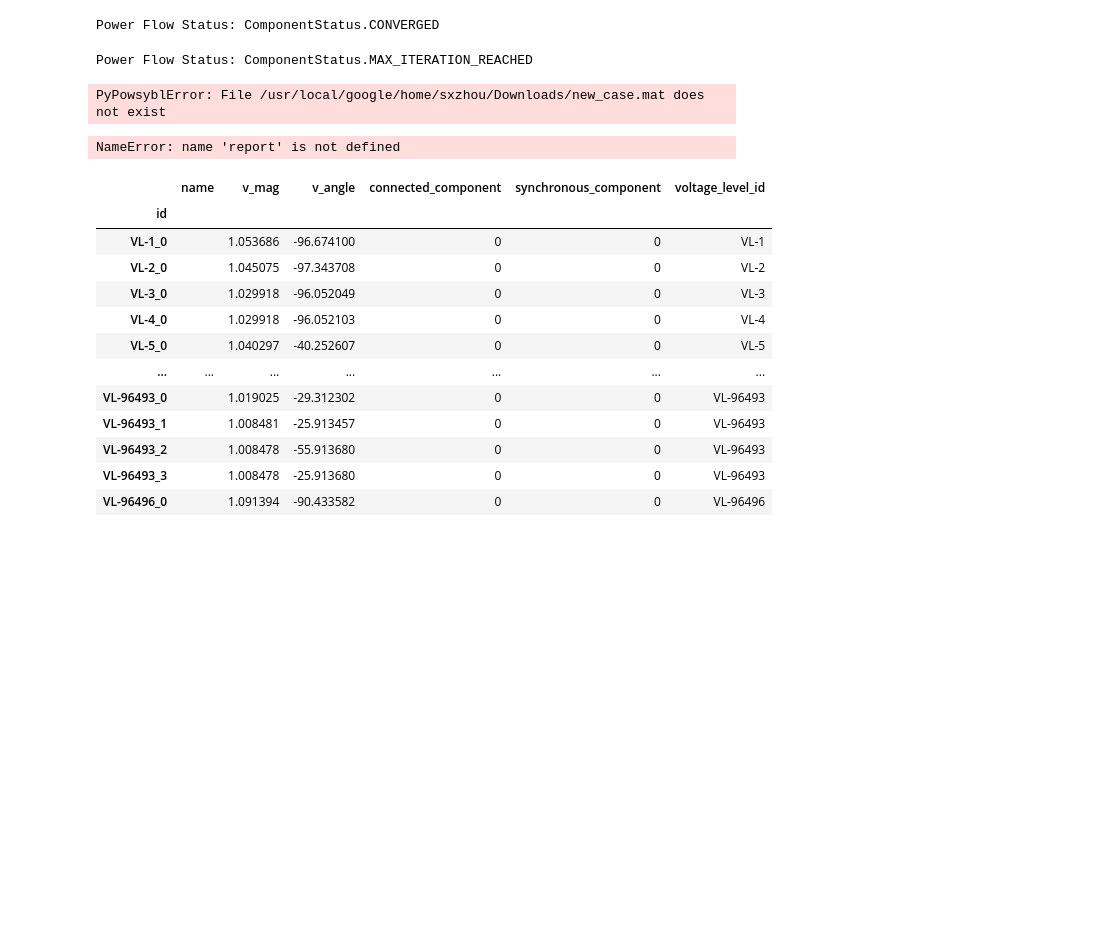
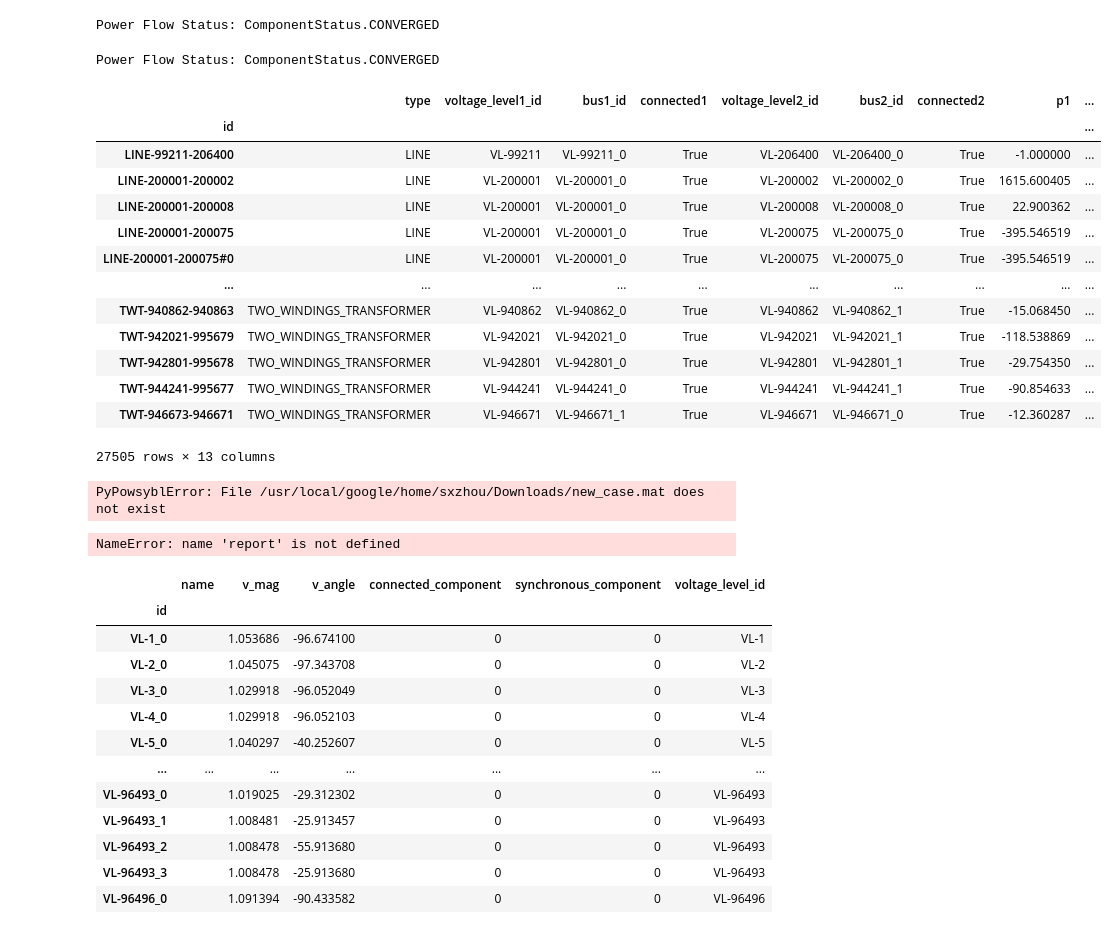
Before and after one commit to stvzhou/time_sim_examples, a Jupyter notebook: power_flow/powsybl.ipynb, the cells around one changed output. Saved outputs shown, nothing was run; the diff lists cells and outputs as text; code cells hidden in the pictures; blank space fills up the shorter version.

Commit message:
done power flow

```diff
--- a/power_flow/powsybl.ipynb
+++ b/power_flow/powsybl.ipynb
@@ -36,7 +36,9 @@ params.provider_parameters = {
 }
 
 # 2. Load your grid model (it will now use the import rules from config.yml)
-net = pp.network.load('/usr/local/google/home/sxzhou/Downloads/powerflow_evaluation_TestRaws_test_2024SeriesRTEP2029SUM_M3_TESTGenLoadType.raw',parameters=import_parameters)
+net = pp.network.load(
+    '/usr/local/google/home/sxzhou/Downloads/powerflow_evaluation_TestRaws_test_2024SeriesRTEP2029SUM_M3_TESTGenLoadType.raw',
+    parameters=import_parameters)
 
 # 3. Run AC Power Flow (it will automatically use OpenLoadFlow and settings from config.yml)
 result = lf.run_ac(net, parameters=params)
@@ -78,12 +80,30 @@ params.provider_parameters = {
 }
 
 # 2. Load your grid model (it will now use the import rules from config.yml)
-net = pp.network.load('/usr/local/google/home/sxzhou/Downloads/test.mat',parameters=import_parameters)
+net = pp.network.load('/usr/local/google/home/sxzhou/Downloads/2025_series_2030_summer/2025_series_2030_summer.mat',
+                      parameters=import_parameters)
 
 # 3. Run AC Power Flow (it will automatically use OpenLoadFlow and settings from config.yml)
 result = lf.run_ac(net, parameters=params)
 
 print(f"Power Flow Status: {result[0].status}")
 # %% [output]
-Power Flow Status: ComponentStatus.MAX_ITERATION_REACHED
+Power Flow Status: ComponentStatus.CONVERGED
+# %%
+net.get_branches()
+# %% [output]
+|  | type | voltage_level1_id | bus1_id | connected1 | voltage_level2_id | bus2_id | connected2 | p1 | ... |
+| id |  |  |  |  |  |  |  |  | ... |
+| LINE-99211-206400 | LINE | VL-99211 | VL-99211_0 | True | VL-206400 | VL-206400_0 | True | -1.000000 | ... |
+| LINE-200001-200002 | LINE | VL-200001 | VL-200001_0 | True | VL-200002 | VL-200002_0 | True | 1615.600405 | ... |
+| LINE-200001-200008 | LINE | VL-200001 | VL-200001_0 | True | VL-200008 | VL-200008_0 | True | 22.900362 | ... |
+| LINE-200001-200075 | LINE | VL-200001 | VL-200001_0 | True | VL-200075 | VL-200075_0 | True | -395.546519 | ... |
+| LINE-200001-200075#0 | LINE | VL-200001 | VL-200001_0 | True | VL-200075 | VL-200075_0 | True | -395.546519 | ... |
+| ... | ... | ... | ... | ... | ... | ... | ... | ... | ... |
+| TWT-940862-940863 | TWO_WINDINGS_TRANSFORMER | VL-940862 | VL-940862_0 | True | VL-940862 | VL-940862_1 | True | -15.068450 | ... |
+| TWT-942021-995679 | TWO_WINDINGS_TRANSFORMER | VL-942021 | VL-942021_0 | True | VL-942021 | VL-942021_1 | True | -118.538869 | ... |
+| TWT-942801-995678 | TWO_WINDINGS_TRANSFORMER | VL-942801 | VL-942801_0 | True | VL-942801 | VL-942801_1 | True | -29.754350 | ... |
+| TWT-944241-995677 | TWO_WINDINGS_TRANSFORMER | VL-944241 | VL-944241_0 | True | VL-944241 | VL-944241_1 | True | -90.854633 | ... |
+| TWT-946673-946671 | TWO_WINDINGS_TRANSFORMER | VL-946671 | VL-946671_1 | True | VL-946671 | VL-946671_0 | True | -12.360287 | ... |
+27505 rows × 13 columns
 # %%
```
Also changed, not shown: parts of 18 cells of this notebook, 2 other files.
